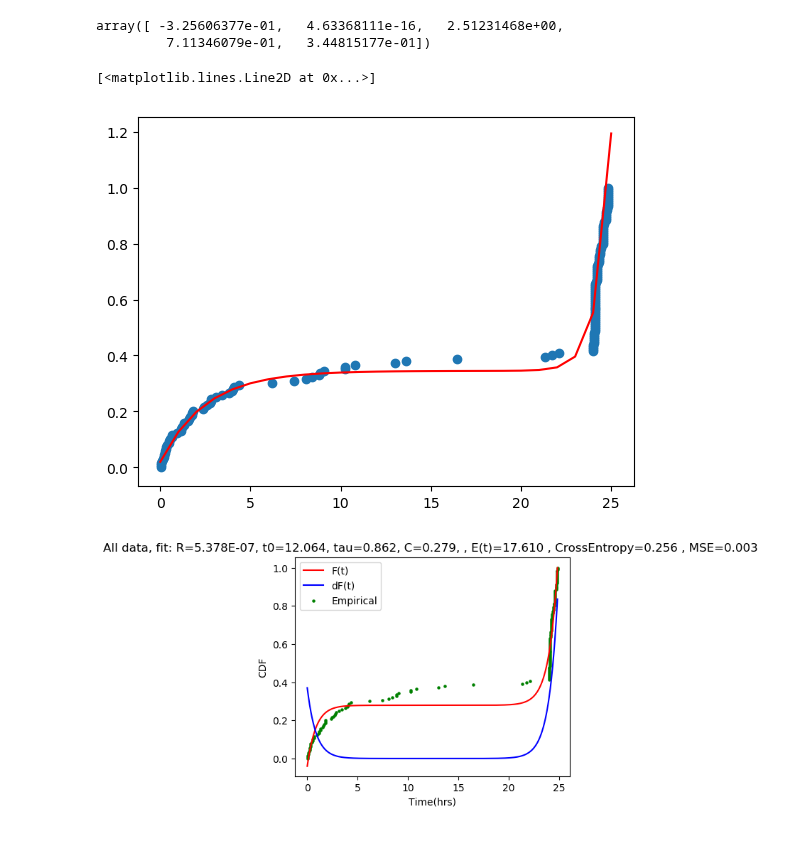
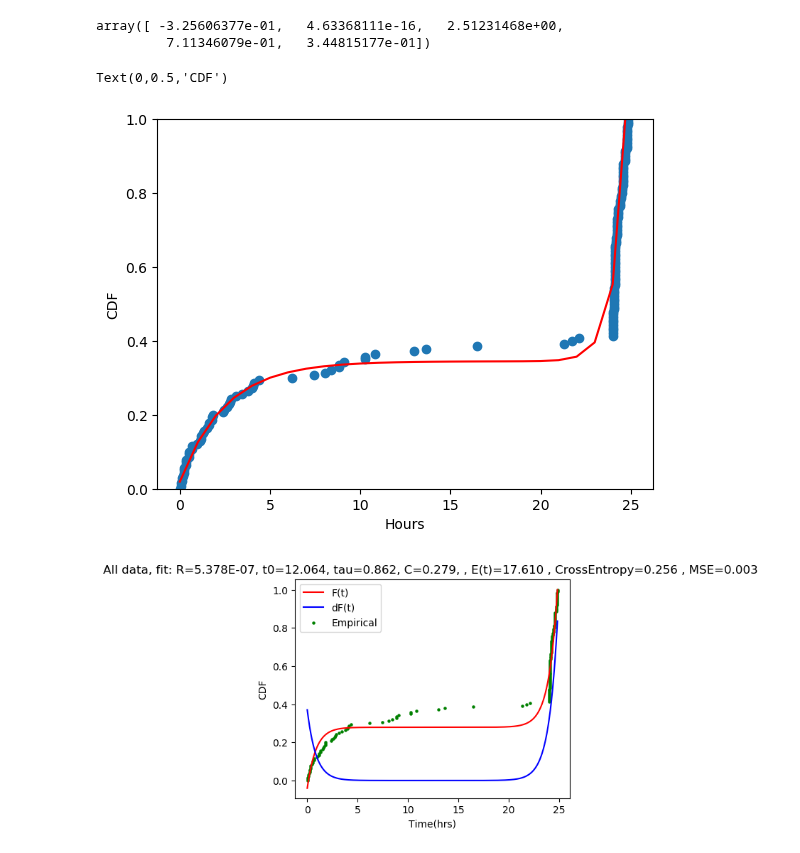
Before and after one commit to prateek-s/scispot, a Jupyter notebook: data/CDF-dual-exp.ipynb, the cells around one changed output. Cells and saved outputs as stored; diff of their text form; code cells hidden in the pictures.

```diff
--- a/data/CDF-dual-exp.ipynb
+++ b/data/CDF-dual-exp.ipynb
@@ -362,13 +371,17 @@ array([ -3.25606377e-01,   4.63368111e-16,   2.51231468e+00,
 # %%
 t=np.arange(0,26)
 Y = np.sort(all_data_conc)
 X = np.linspace(0,1,len(all_data_conc), endpoint=True)
 
 plt.scatter(Y, X)
 plt.plot(t, func_approx_5_param_expon(t, *fit_params['optimized_params']), c='r',  label='5 param expon')
+plt.ylim((0,1))
+plt.xlabel("Hours")
+plt.ylabel("CDF")
+plt.savefig
 # %% [output]
-[<matplotlib.lines.Line2D at 0x...>]
+Text(0,0.5,'CDF')
-[figure, old version]
+[figure, new version]
 # %%
 
 #Fit the data for all the data points
```
Also changed, not shown: parts of 3 cells of this notebook, 4 other files.
